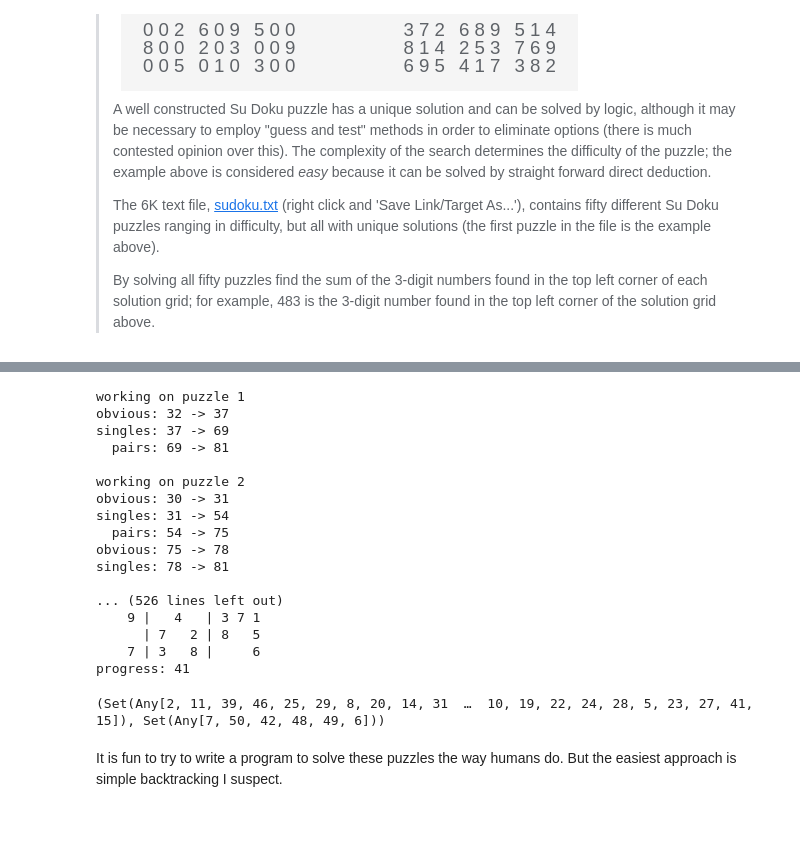
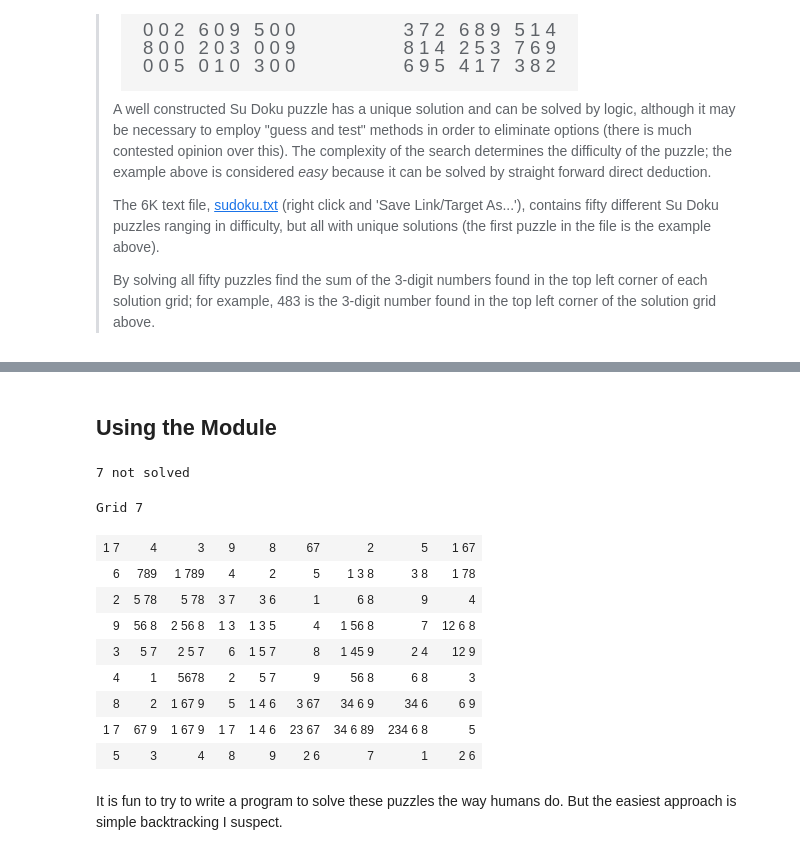
Before and after one commit to robireton/math-capstone, a Jupyter notebook: work/problem096.ipynb, the cells around one changed output, grey strips where cells are left out. Cells and saved outputs as stored; diff of their text form; code cells hidden in the pictures; blank space fills up the shorter version.

Commit message:
do all work in “candidate space”, organization and display

```diff
--- a/work/problem096.ipynb
+++ b/work/problem096.ipynb
@@ -242,48 +379,32 @@ solvepuzzle (generic function with 1 method)
-# %%
-solved = Set()
-unsolved = Set()
-puzzles = open("p096_sudoku.txt")
-for p in 1:50
-    n, g = readpuzzle(puzzles)
-    println("\nworking on puzzle $n")
-    (s, solution) = solvepuzzle(g)
-    if s
-        push!(solved, n)
-    else
-        println("\npuzzle $n")
-        printpuzzle(g)
-        printpuzzle(solution)
-        push!(unsolved, n)
-    end
-end
-close(puzzles)
-(solved, unsolved)
-# %% [output]
-working on puzzle 1
-obvious: 32 -> 37
-singles: 37 -> 69
-  pairs: 69 -> 81
-
-working on puzzle 2
-obvious: 30 -> 31
-singles: 31 -> 54
-  pairs: 54 -> 75
-obvious: 75 -> 78
-singles: 78 -> 81
-
-... (526 lines left out)
-    9 |   4   | 3 7 1
-      | 7   2 | 8   5
-    7 | 3   8 |     6
-progress: 41
-(Set(Any[2, 11, 39, 46, 25, 29, 8, 20, 14, 31  …  10, 19, 22, 24, 28, 5, 23, 27, 41, 15]), Set(Any[7, 50, 42, 48, 49, 6]))
+# %% [markdown]
+## Using the Module
 # %%
-p2 = []
-puzzles = open("p096_sudoku.txt")
+puzzles = Vector{Any}(nothing, 50)
+puzzlefile = open("p096_sudoku.txt")
 for p in 1:50
-    n, g = readpuzzle(puzzles)
-    (n == 2) && (p2 = copy(g))
+    n, g = Sudoku.readgrid(puzzlefile)
+#     println("\nPuzzle $n")
+    puzzles[n] = copy(g)
+    a, b = Sudoku.solvepuzzle(g)
+    a || println("\n$n not solved")
 end
-close(puzzles)
+close(puzzlefile)
+# %% [output]
+7 not solved
+# %%
+G = puzzles[7]
+a, b, c = Sudoku.solvepuzzle(G)
+Sudoku.displaygrid(c, caption="Grid 7")
+# %% [output]
+Grid 7
+| 1 7 | 4 | 3 | 9 | 8 | 67 | 2 | 5 | 1 67 |
+| 6 | 789 | 1 789 | 4 | 2 | 5 | 1 3 8 | 3 8 | 1 78 |
+| 2 | 5 78 | 5 78 | 3 7 | 3 6 | 1 | 6 8 | 9 | 4 |
+| 9 | 56 8 | 2 56 8 | 1 3 | 1 3 5 | 4 | 1 56 8 | 7 | 12 6 8 |
+| 3 | 5 7 | 2 5 7 | 6 | 1 5 7 | 8 | 1 45 9 | 2 4 | 12 9 |
+| 4 | 1 | 5678 | 2 | 5 7 | 9 | 56 8 | 6 8 | 3 |
+| 8 | 2 | 1 67 9 | 5 | 1 4 6 | 3 67 | 34 6 9 | 34 6 | 6 9 |
+| 1 7 | 67 9 | 1 67 9 | 1 7 | 1 4 6 | 23 67 | 34 6 89 | 234 6 8 | 5 |
+| 5 | 3 | 4 | 8 | 9 | 2 6 | 7 | 1 | 2 6 |
 # %% [markdown]
 It is fun to try to write a program to solve these puzzles the way humans do. But the easiest approach is simple backtracking I suspect.
```
Also changed, not shown: parts of 4 cells of this notebook, 1 other file.
